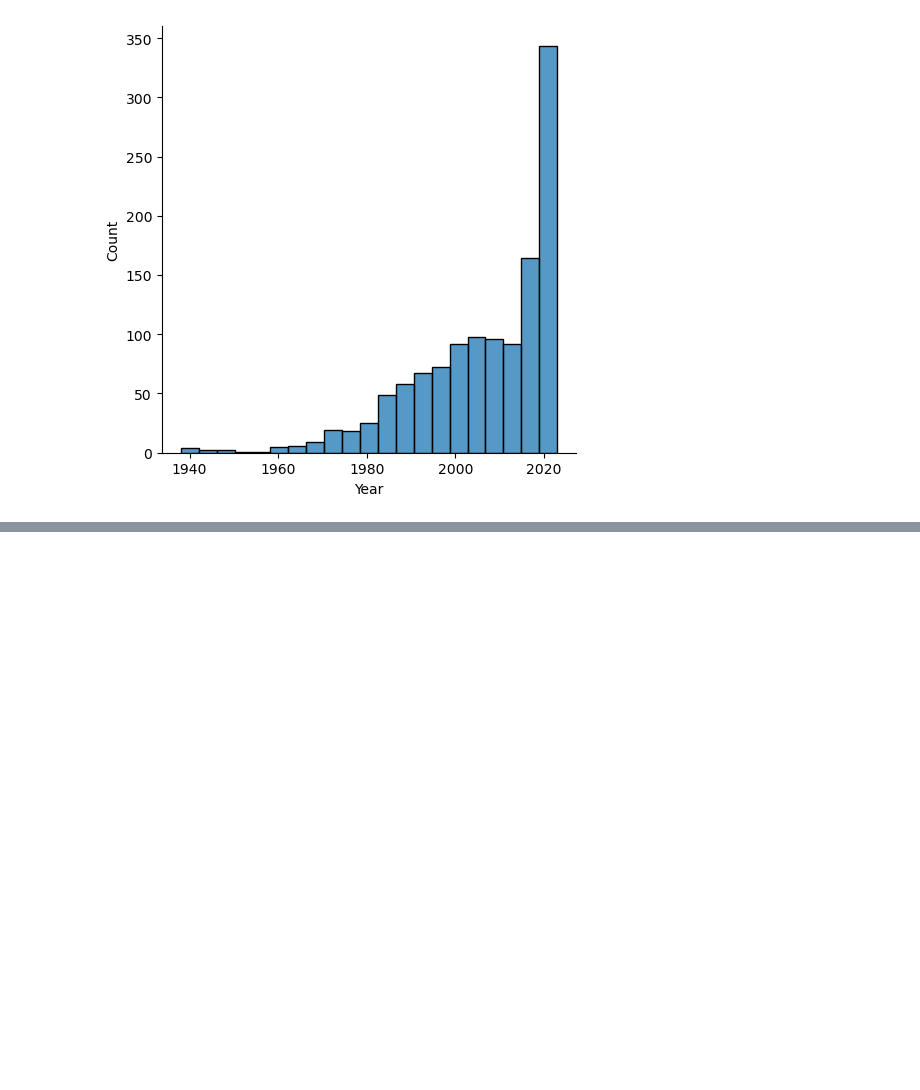
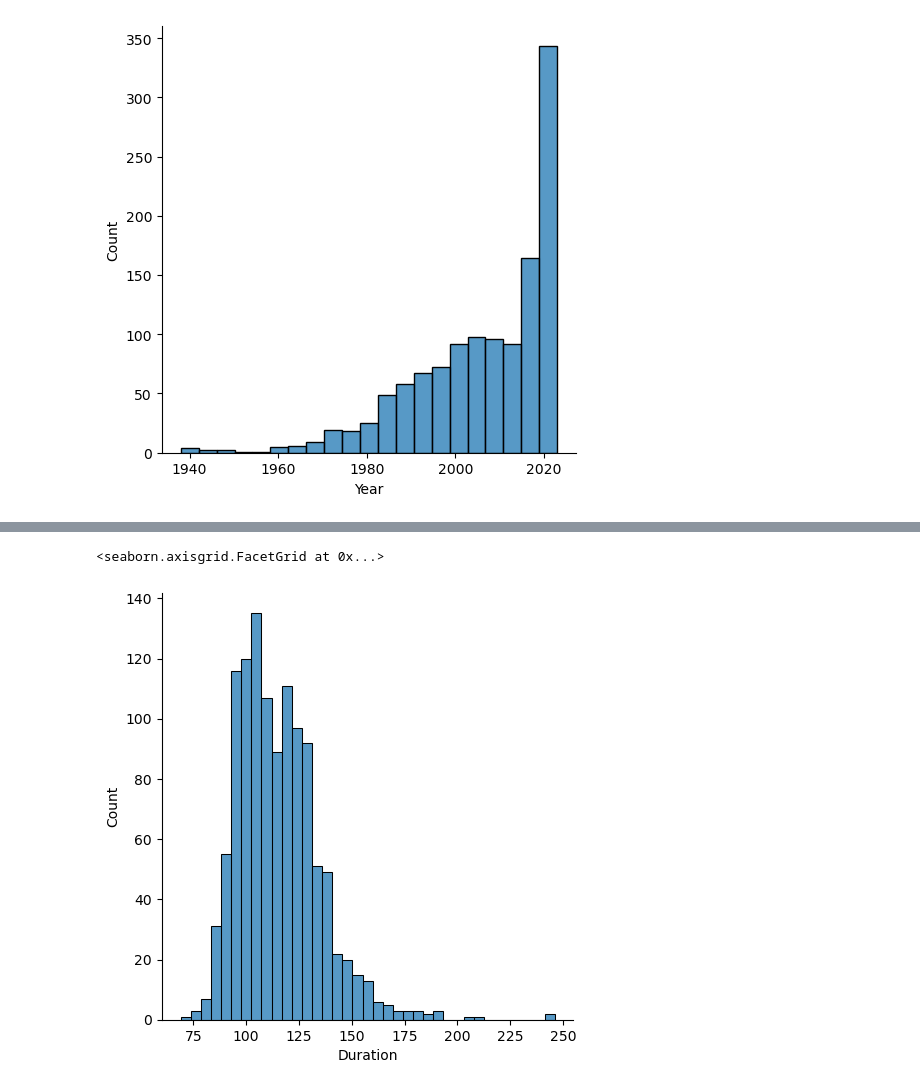
Before and after one commit to crypt0kitik/Introduction-to-Machine-Learning-Methods, a Jupyter notebook: Exercise1_LinearRegression/Linear_regresssion.ipynb, the cells around one changed output, grey strips where cells are left out. Drawn from its saved outputs; the diff is of its cells as text; code cells hidden in the pictures; blank space fills up the shorter version.

```diff
--- a/Exercise1_LinearRegression/Linear_regresssion.ipynb
+++ b/Exercise1_LinearRegression/Linear_regresssion.ipynb
@@ -370,0 +381,6 @@ sns.displot(df, x="Year")
+# %%
+# let's check the last column Duration
+sns.displot(df, x="Duration")
+# %% [output]
+<seaborn.axisgrid.FacetGrid at 0x...>
+[figure, added]
```
Also changed, not shown: parts of 8 cells of this notebook.
